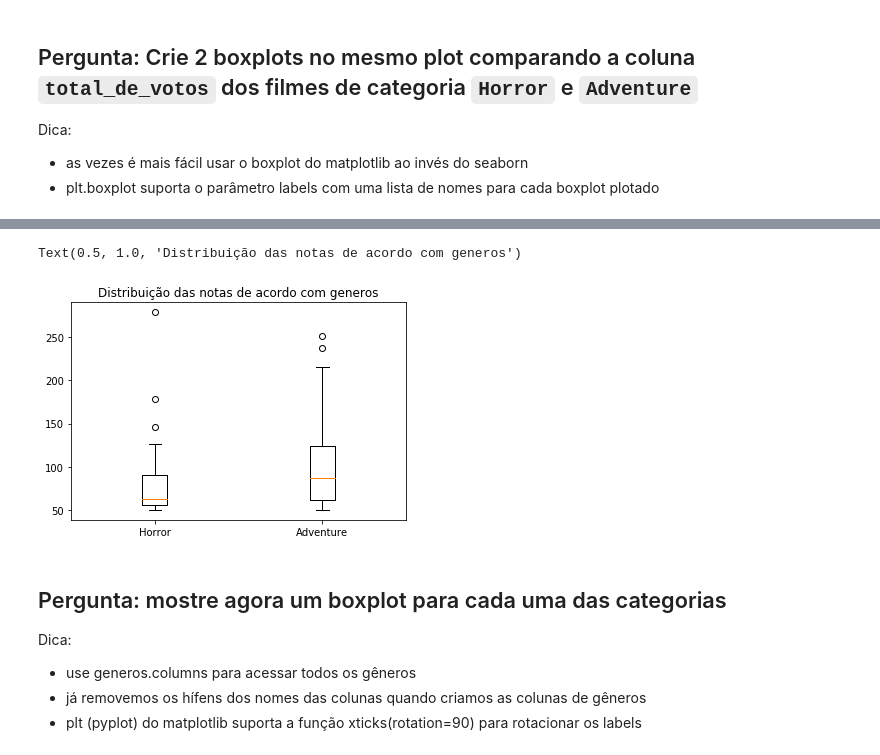
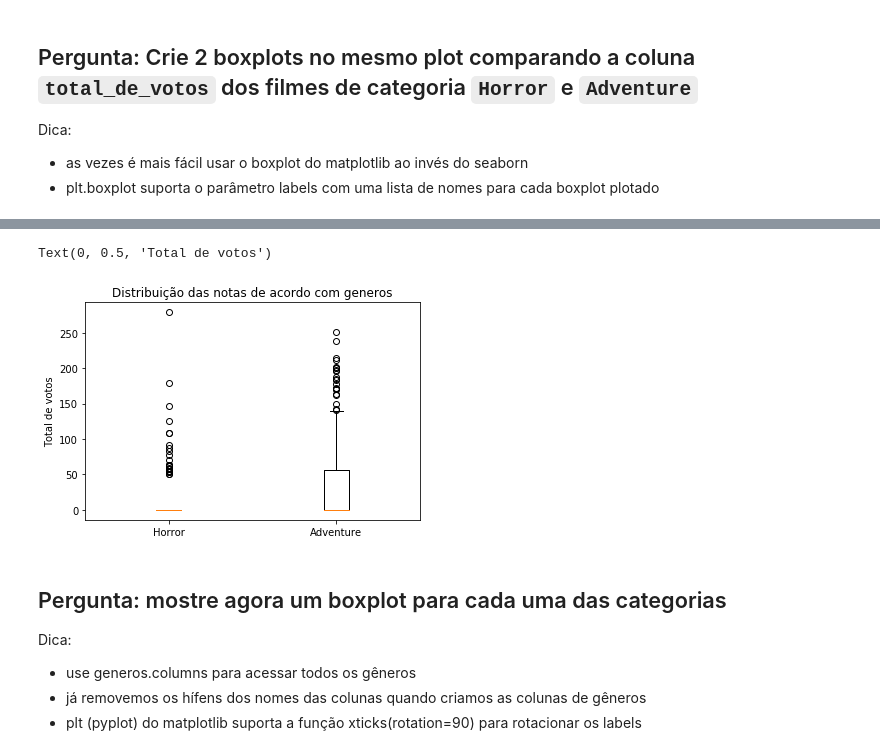
Before and after one commit to pecintra/the-simple-code, a Jupyter notebook: Formação Data Science Alura - Análise exploratória do MovieLens.ipynb, the cells around one changed output, grey strips where cells are left out. Cells and saved outputs as stored; diff of their text form; code cells hidden in the pictures.

```diff
--- a/Formação Data Science Alura - Análise exploratória do MovieLens.ipynb
+++ b/Formação Data Science Alura - Análise exploratória do MovieLens.ipynb
@@ -47,5 +59,5 @@ Usando scipy 1.3.1
 - renomeie as colunas para `filmeId`, `titulo` e `generos`
 - configure o indice (`index`) para ser o `filmeId`
 # %%
-uri_filmes = 'https://raw.githubusercontent.com/alura-cursos/formacao-data-science/master/movies.csv'
-filmes = pd.read_csv(uri_filmes)
+url_filmes = 'https://raw.githubusercontent.com/alura-cursos/formacao-data-science/master/movies.csv'
+filmes = pd.read_csv(url_filmes)
@@ -98,8 +100,9 @@ filmes.head()
 - os dados `https://raw.githubusercontent.com/alura-cursos/formacao-data-science/master/ratings.csv` devem ser carregado em `notas`
 - renomeie as colunas para `usuarioId`, `filmeId`, `nota` e `momento`
 # %%
-uri_notas = 'https://raw.githubusercontent.com/alura-cursos/formacao-data-science/master/ratings.csv'
-notas = pd.read_csv(uri_notas)
+url_notas = 'https://raw.githubusercontent.com/alura-cursos/formacao-data-science/master/ratings.csv'
+notas = pd.read_csv(url_notas)
+notas.columns=['usuarioId','filmeId','nota','momento']
 # %%
 notas.head()
 # %% [output]
@@ -152,10 +143,12 @@ filmes.head()
 # solução para calcular o total de votos por filme
 total_de_votos = notas.groupby('filmeId').count()
 # %%
-# solução para criar a nova coluna e filtrar os filmes]
-filmes_com_50_ou_mais_votos = total_de_votos.query('nota >= 50')['nota']
-filmes['total_de_votos'] = filmes_com_50_ou_mais_votos
-filmes.dropna(inplace=True)
+# solução para criar a nova coluna e filtrar os filmes
+filmes = filmes.merge(total_de_votos,on='filmeId')
+filmes.rename(columns={'nota':'total_de_votos'}, inplace=True)
+# %%
+filmes.drop(columns=['usuarioId','momento'],axis=1,inplace=True)
+filmes = filmes[filmes.total_de_votos >= 50]
 # %%
 filmes.head()
 # %% [output]
@@ -370,13 +351,12 @@ generos_com_total_de_votos.head()
 # %%
-# solução:
-horror =  generos_com_total_de_votos.query('Horror > 0')['Horror']
-adventure =  generos_com_total_de_votos.query('Adventure > 0')['Adventure']
-
-plt.boxplot([horror, adventure], labels=["Horror",'Adventure'])
+total_de_votos_por_genero = generos.mul(filmes.total_de_votos, axis='index')
+plt.boxplot(x= [total_de_votos_por_genero.Horror, total_de_votos_por_genero.Adventure],
+            labels = ['Horror','Adventure'])
 plt.title("Distribuição das notas de acordo com generos")
+plt.ylabel('Total de votos')
 # %% [output]
-Text(0.5, 1.0, 'Distribuição das notas de acordo com generos')
+Text(0, 0.5, 'Total de votos')
-[figure, old version]
+[figure, new version]
 # %% [markdown]
 ## Pergunta: mostre agora um boxplot para cada uma das categorias
 
```
Also changed, not shown: parts of 63 cells of this notebook.
